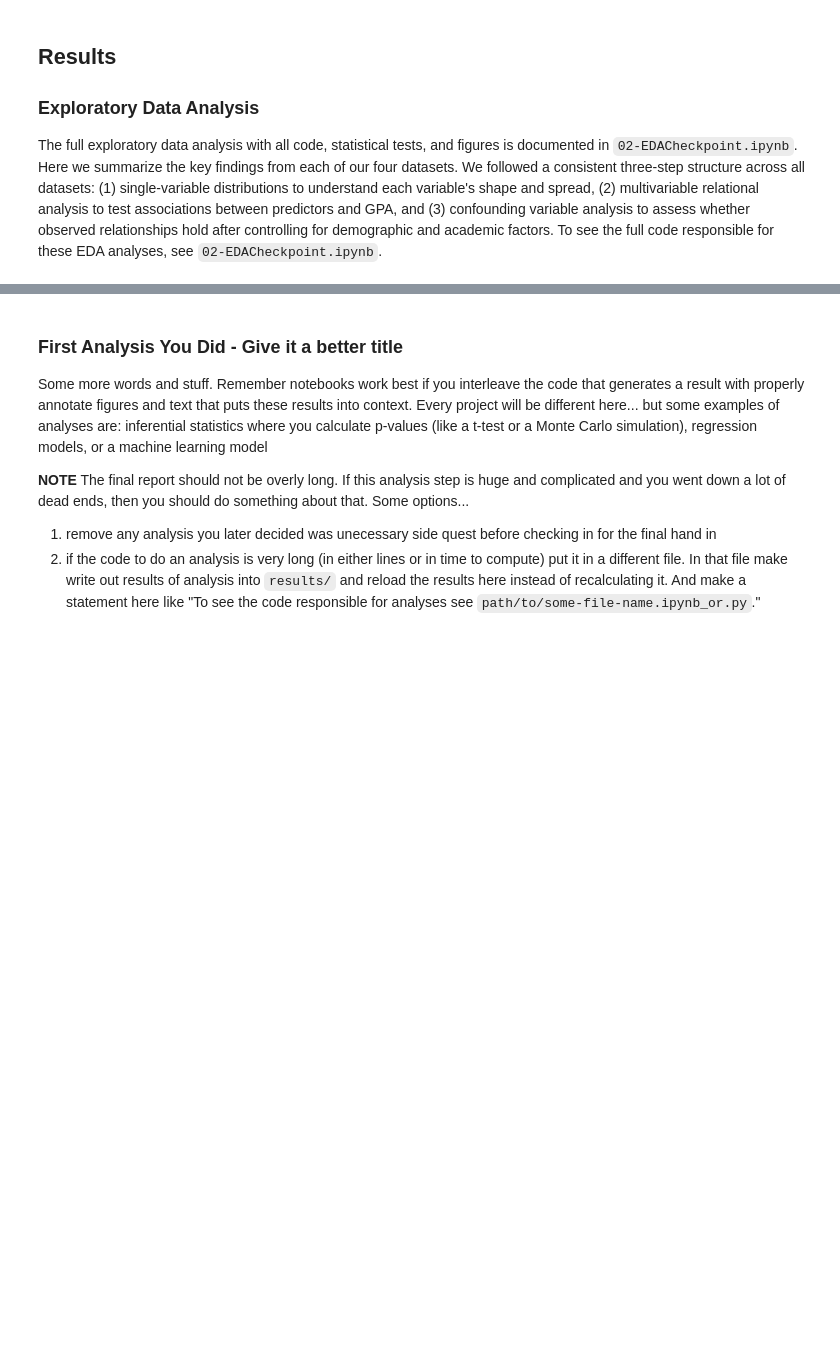
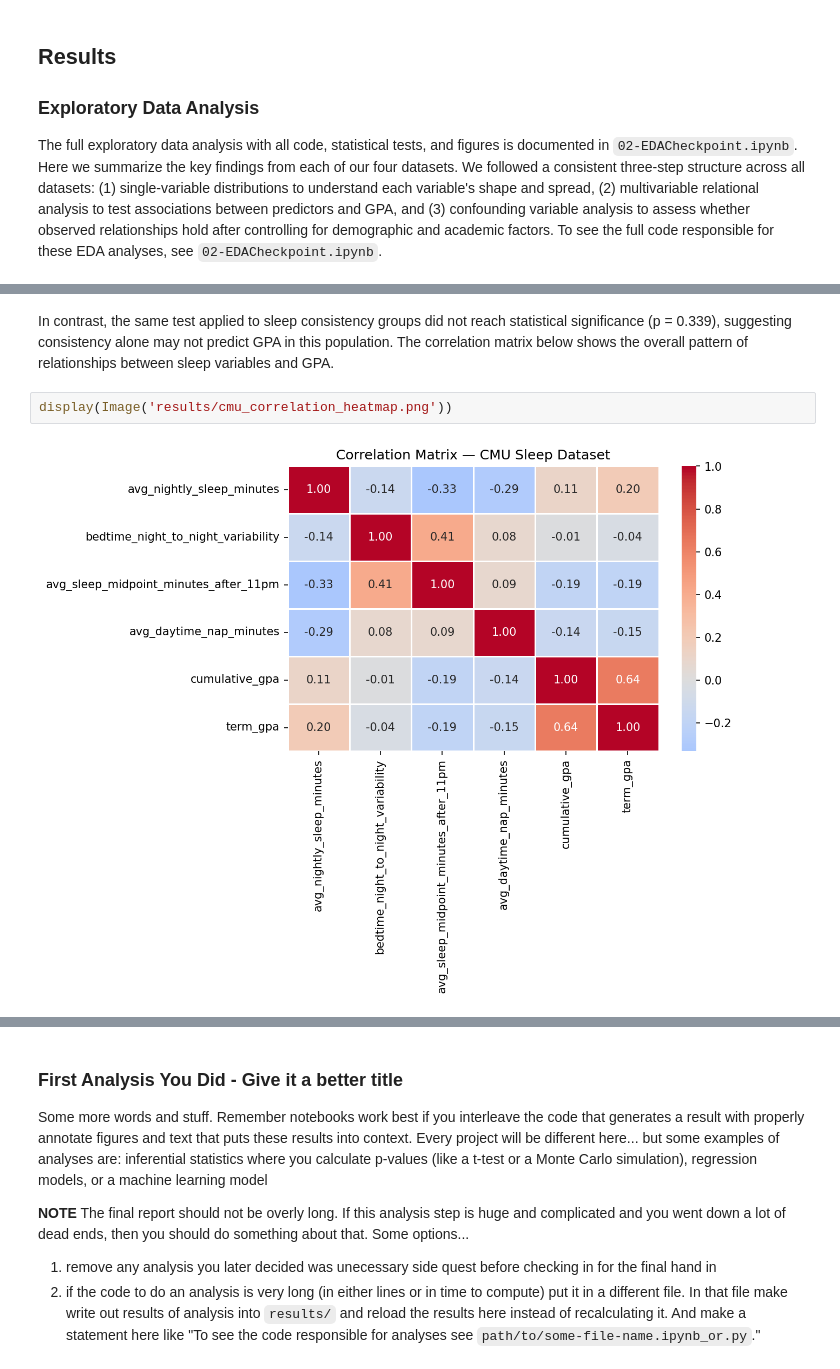
Before and after one commit to AnEpiphanyMaybe/sleep-screen-time-analysis, a Jupyter notebook: 03-FinalProject.ipynb, the cells around one changed output, grey strips where cells are left out. Cells and saved outputs as stored; diff of their text form; blank space fills up the shorter version.

```diff
--- a/03-FinalProject.ipynb
+++ b/03-FinalProject.ipynb
@@ -1039,0 +1037,6 @@ In contrast, the same test applied to sleep consistency groups did not reach sta
+# %% [markdown]
+In contrast, the same test applied to sleep consistency groups did not reach statistical significance (p = 0.339), suggesting consistency alone may not predict GPA in this population. The correlation matrix below shows the overall pattern of relationships between sleep variables and GPA.
+# %%
+display(Image('results/cmu_correlation_heatmap.png'))
+# %% [output]
+[figure, added]
```
Also changed, not shown: parts of 3 cells of this notebook.
